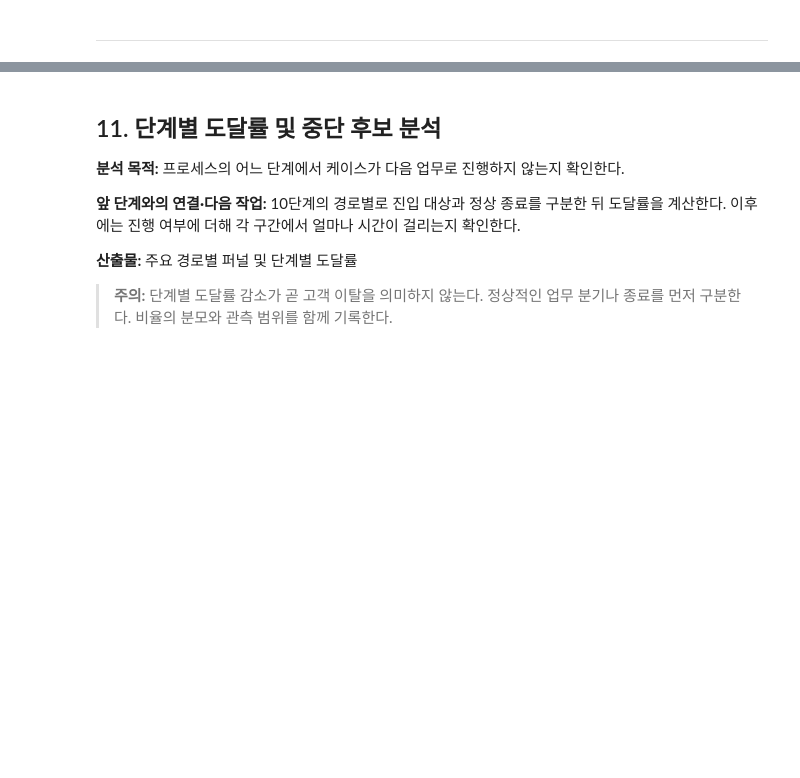
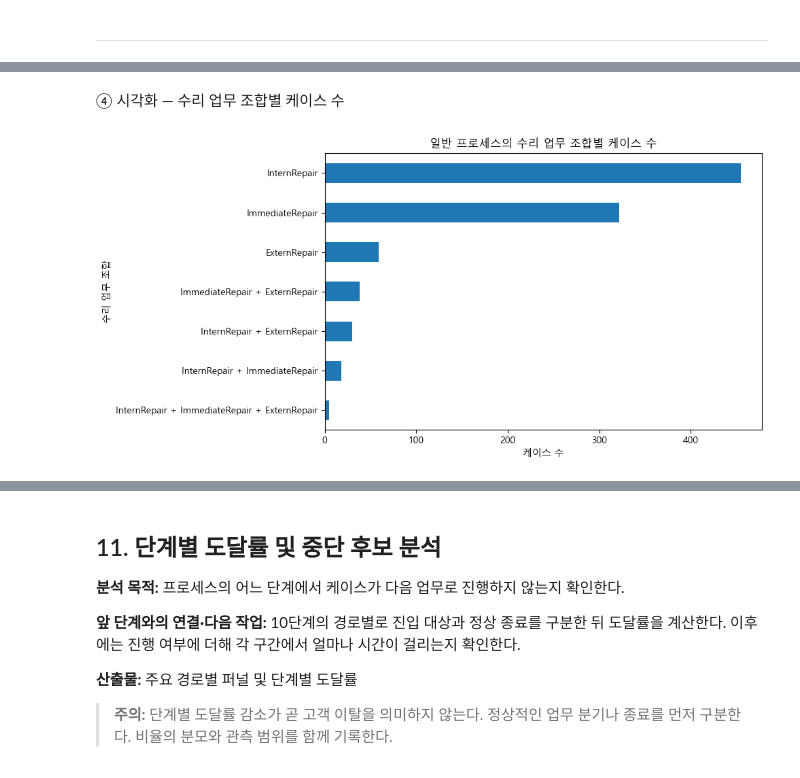
Before and after one commit to roh-git/DA_Assignment, a Jupyter notebook: repair2_분석.ipynb, the cells around one changed output, grey strips where cells are left out. Drawn from its saved outputs; the diff is of its cells as text; code cells hidden in the pictures; blank space fills up the shorter version.

```diff
--- a/repair2_분석.ipynb
+++ b/repair2_분석.ipynb
@@ -1310,0 +1693,22 @@ display(time_coverage)
+# %%
+# 주요 수리 업무
+repair_tasks = ['InternRepair', 'ImmediateRepair', 'ExternRepair']
+
+# 케이스별 수리 업무 조합 생성
+repair_combinations = general_tasks[repair_tasks].apply(
+    lambda row: ' + '.join(row.index[row]),
+    axis=1
+)
+
+# 조합별 케이스 수 및 비율
+combination_summary = (
+    repair_combinations.value_counts()
+    .rename_axis('수리 업무 조합')
+    .reset_index(name='케이스 수')
+)
+
+combination_summary['비율(%)'] = (
+    combination_summary['케이스 수'] / len(general_tasks) * 100
+).round(1)
+
+display(combination_summary)
@@ -1310,0 +1724,20 @@ display(time_coverage)
+# %% [markdown]
+④ 시각화 — 수리 업무 조합별 케이스 수
+# %%
+# 수리 업무 조합별 케이스 수 시각화
+ax = combination_summary.plot.barh(
+    x='수리 업무 조합',
+    y='케이스 수',
+    figsize=(10, 5),
+    legend=False
+)
+
+ax.invert_yaxis()
+ax.set_title('일반 프로세스의 수리 업무 조합별 케이스 수')
+ax.set_xlabel('케이스 수')
+ax.set_ylabel('수리 업무 조합')
+
+plt.tight_layout()
+plt.show()
+# %% [output]
+[figure, added]
```
Also changed, not shown: parts of 69 cells of this notebook.
